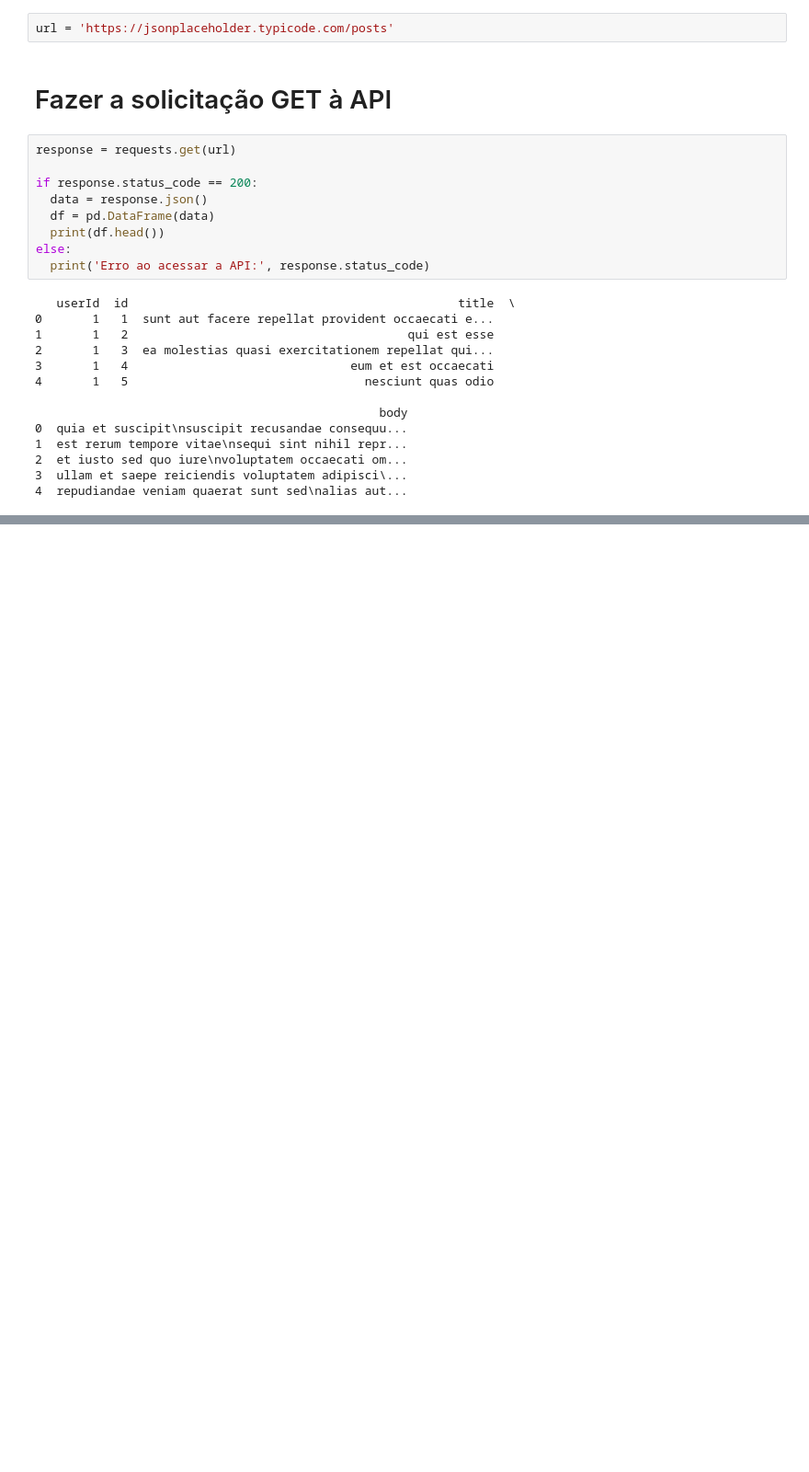
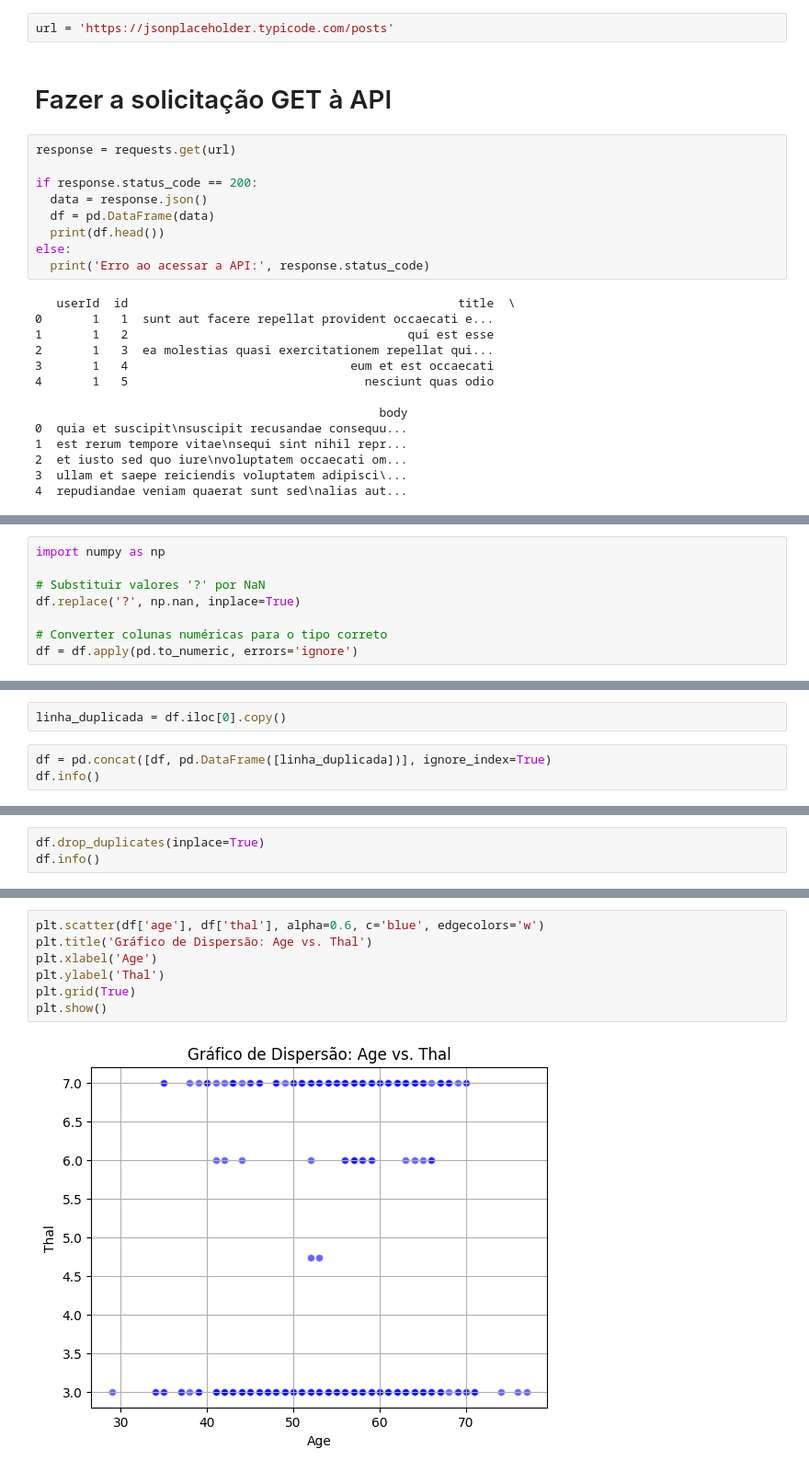
Before and after one commit to wspalves/machine-learning, a Jupyter notebook: coleta_descricao.ipynb, the cells around one changed output, grey strips where cells are left out. Shown at 92% size. Drawn from its saved outputs; the diff is of its cells as text; blank space fills up the shorter version.

```diff
--- a/coleta_descricao.ipynb
+++ b/coleta_descricao.ipynb
@@ -55,0 +151,8 @@ else:
+# %%
+import numpy as np
+
+# Substituir valores '?' por NaN
+df.replace('?', np.nan, inplace=True)
+
+# Converter colunas numéricas para o tipo correto
+df = df.apply(pd.to_numeric, errors='ignore')
@@ -55,0 +182,5 @@ else:
+# %%
+linha_duplicada = df.iloc[0].copy()
+# %%
+df = pd.concat([df, pd.DataFrame([linha_duplicada])], ignore_index=True)
+df.info()
@@ -55,0 +210,3 @@ else:
+# %%
+df.drop_duplicates(inplace=True)
+df.info()
@@ -55,0 +231,9 @@ else:
+# %%
+plt.scatter(df['age'], df['thal'], alpha=0.6, c='blue', edgecolors='w')
+plt.title('Gráfico de Dispersão: Age vs. Thal')
+plt.xlabel('Age')
+plt.ylabel('Thal')
+plt.grid(True)
+plt.show()
+# %% [output]
+[figure, added]
```
Also changed, not shown: parts of 21 cells of this notebook.
